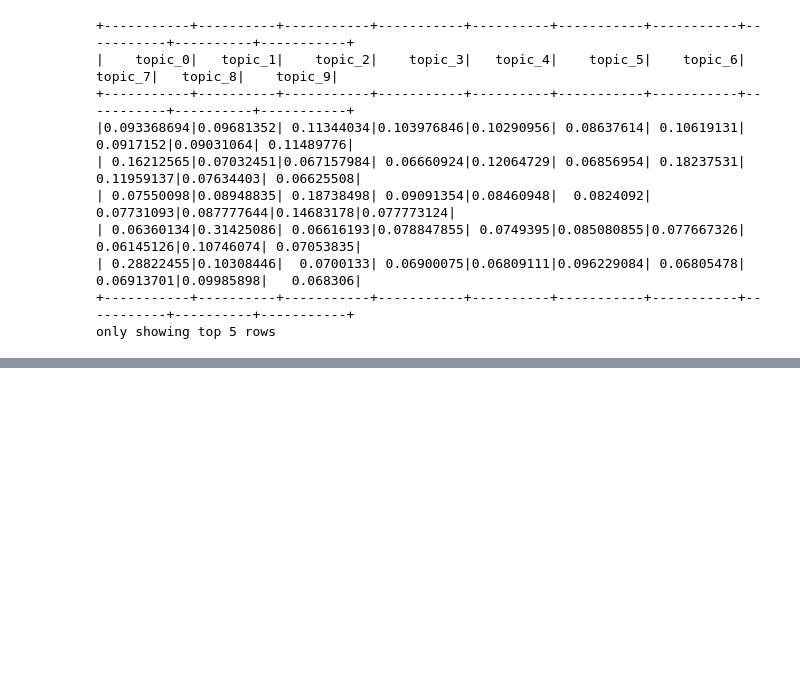
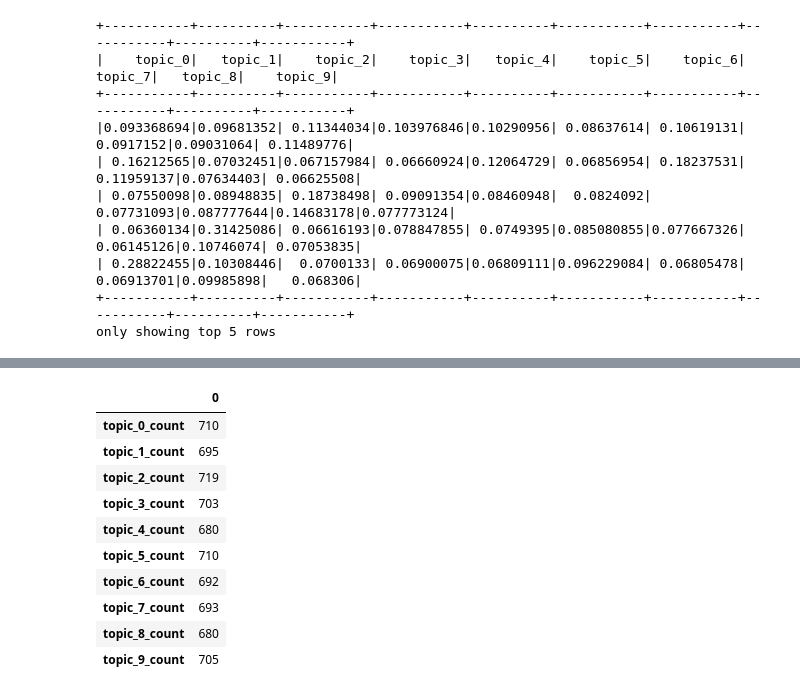
Before and after one commit to Chancylin/twitter_data_analysis, a Jupyter notebook: notebook/LDA_pyspark_local.ipynb, the cells around one changed output, grey strips where cells are left out. Drawn from its saved outputs; the diff is of its cells as text; code cells hidden in the pictures; blank space fills up the shorter version.

```diff
--- a/notebook/LDA_pyspark_local.ipynb
+++ b/notebook/LDA_pyspark_local.ipynb
@@ -781,0 +901,2 @@ only showing top 5 rows
+# %%
+pipeline_model = pipeline.fit(train)
@@ -781,0 +967,5 @@ only showing top 5 rows
+# %%
+# 5. check the topic distribution among dataset
+df_with_topics = pipeline_model.transform(test).select("tweet_text", "topicDistribution")
+to_array = F.udf(lambda v: v.toArray().tolist(), ArrayType(FloatType()))
+df_with_topics_toArray = df_with_topics.select("tweet_text", to_array("topicDistribution").alias("topicDistributionArray"))
@@ -781,0 +974,3 @@ only showing top 5 rows
+# %%
+df_with_topics_final = df_with_topics_toArray.select(["tweet_text"] +
+                                                     [(F.col("topicDistributionArray")[i]).alias("topic_"+str(i)) for i in range(10)])
@@ -781,0 +987,18 @@ only showing top 5 rows
+# %%
+topics_info_final = df_with_topics_final.agg(*[F.sum(F.col("topic_"+str(i)))
+                                               .alias("topic_"+str(i)+ "_count")
+                                               for i in range(n_topics)]).toPandas()
+# %%
+topics_info_final.astype('int32').T
+# %% [output]
+|  | 0 |
+| topic_0_count | 710 |
+| topic_1_count | 695 |
+| topic_2_count | 719 |
+| topic_3_count | 703 |
+| topic_4_count | 680 |
+| topic_5_count | 710 |
+| topic_6_count | 692 |
+| topic_7_count | 693 |
+| topic_8_count | 680 |
+| topic_9_count | 705 |
```
Also changed, not shown: parts of 29 cells of this notebook, 2 other files.
